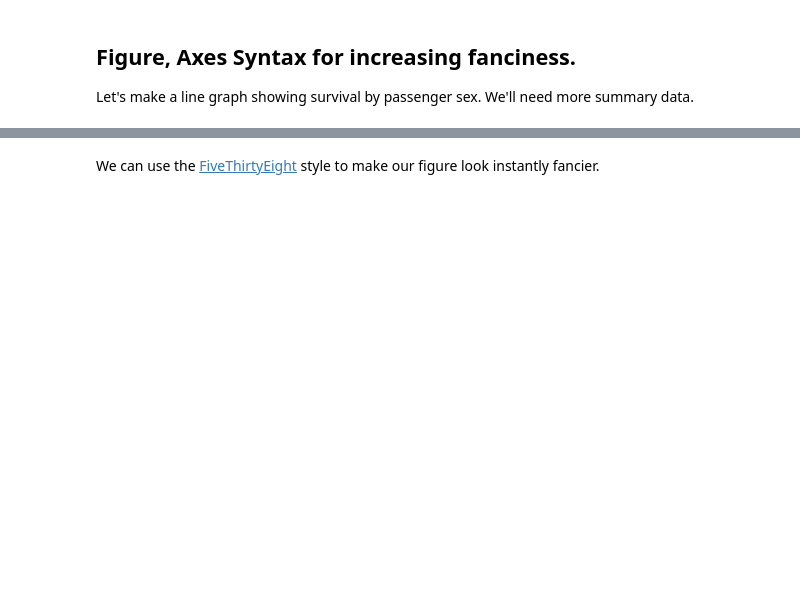
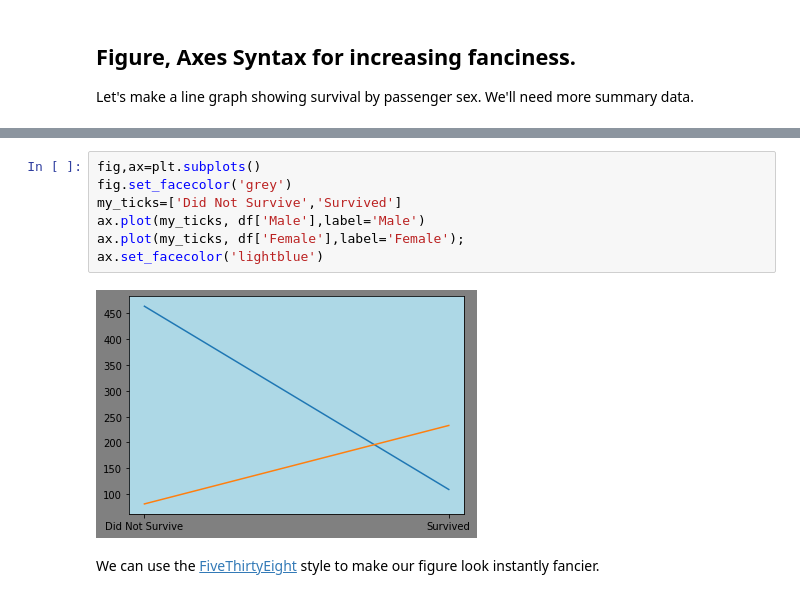
Before and after one commit to mariokart345/DS-Unit-1-Sprint-1-Data-Wrangling-and-Storytelling, a Jupyter notebook: module4-make-explanatory-visualizations/LS_DS_114_Make_Explanatory_Visualizations.ipynb, the cells around one changed output, grey strips where cells are left out. Saved outputs shown, nothing was run; the diff lists cells and outputs as text; blank space fills up the shorter version.

```diff
--- a/module4-make-explanatory-visualizations/LS_DS_114_Make_Explanatory_Visualizations.ipynb
+++ b/module4-make-explanatory-visualizations/LS_DS_114_Make_Explanatory_Visualizations.ipynb
@@ -345,2 +369,11 @@ Let's make a line graph showing survival by passenger sex.  We'll need more summ
+# %%
+fig,ax=plt.subplots()
+fig.set_facecolor('grey')
+my_ticks=['Did Not Survive','Survived']
+ax.plot(my_ticks, df['Male'],label='Male')
+ax.plot(my_ticks, df['Female'],label='Female');
+ax.set_facecolor('lightblue')
+# %% [output]
+[figure, added]
 # %% [markdown]
 We can use the [FiveThirtyEight](https://https://fivethirtyeight.com/) style to make our figure look instantly fancier.
```
Also changed, not shown: parts of 6 cells of this notebook.
